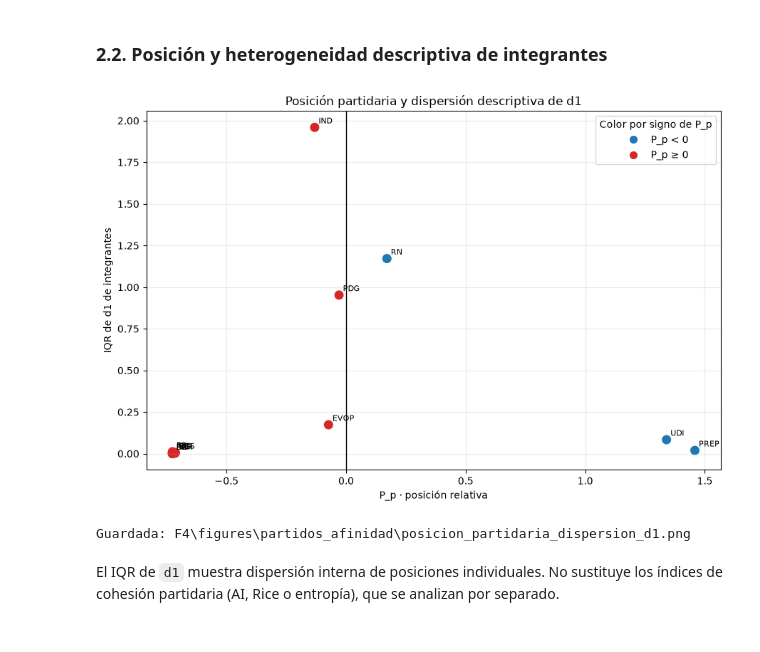
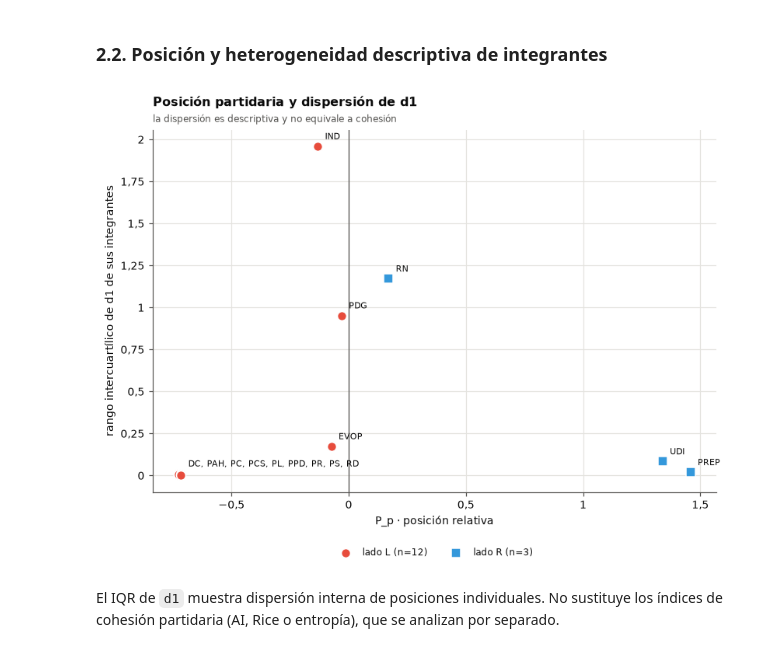
Before and after one commit to joserodriguezc/grupo_1_programacion_ciencia_datos, a Jupyter notebook: F4/notebooks/F4_03_metricas_partidos_afinidad.ipynb, the cells around one changed output. Drawn from its saved outputs; the diff is of its cells as text; code cells hidden in the pictures.

```diff
--- a/F4/notebooks/F4_03_metricas_partidos_afinidad.ipynb
+++ b/F4/notebooks/F4_03_metricas_partidos_afinidad.ipynb
@@ -187,49 +188,33 @@ En las figuras de posición partidaria se usa **azul** para valores negativos de
 # %% [markdown]
 ### 2.2. Posición y heterogeneidad descriptiva de integrantes
-# %%
-
-estimables_disp = estimables.loc[
-    estimables["mediana_d1"].notna() & estimables["iqr_d1"].notna()
-].copy()
-
-fig, ax = plt.subplots(figsize=(9, 6))
-colors = ["#d62728" if v < 0 else "#1f77b4" for v in estimables_disp["P_p"]]
-ax.scatter(
-    estimables_disp["P_p"],
-    estimables_disp["iqr_d1"],
-    s=70,
-    c=colors,
-)
-for _, fila in estimables_disp.iterrows():
-    ax.annotate(
-        fila["partido_alias"],
-        (fila["P_p"], fila["iqr_d1"]),
-        xytext=(4, 4),
-        textcoords="offset points",
-        fontsize=8,
-    )
-
-ax.axvline(0, color="black", linewidth=1)
-ax.set_xlabel("P_p · posición relativa")
-ax.set_ylabel("IQR de d1 de integrantes")
-ax.set_title("Posición partidaria y dispersión descriptiva de d1")
-ax.grid(alpha=0.25)
-
-from matplotlib.lines import Line2D
-legend_elements = [
-    Line2D([0], [0], marker='o', color='w', label='P_p < 0', markerfacecolor="#1f77b4", markersize=9),
-    Line2D([0], [0], marker='o', color='w', label='P_p ≥ 0', markerfacecolor="#d62728", markersize=9),
-]
-ax.legend(handles=legend_elements, title="Color por signo de P_p", loc="best")
-
-fig.tight_layout()
-
-ruta_fig = rutas["figuras"] / "posicion_partidaria_dispersion_d1.png"
-fig.savefig(ruta_fig, dpi=160, bbox_inches="tight")
-plt.show()
-
-print("Guardada:", ruta_fig.relative_to(raiz))
-# %% [output]
-[figure, removed]
-Guardada: F4\figures\partidos_afinidad\posicion_partidaria_dispersion_d1.png
+# %%
+estimables_disp = estimables.loc[
+    estimables['mediana_d1'].notna() & estimables['iqr_d1'].notna()].copy()
+
+fig, ax = plt.subplots(figsize=(8.5, 5.5))
+for grupo in ('L', 'R'):
+    datos = estimables_disp[estimables_disp['P_p'].map(lado).eq(grupo)]
+    ax.scatter(datos['P_p'], datos['iqr_d1'], s=60, color=vis.GRUPOS[grupo],
+               marker=vis.MARCADORES_GRUPO[grupo], edgecolors='white', linewidths=1,
+               label=f'lado {grupo} (n={len(datos)})', zorder=3)
+# Un rótulo por zona: los partidos con posiciones casi iguales se listan juntos.
+rotulos = estimables_disp.assign(x=estimables_disp['P_p'].round(1),
+                                 y=estimables_disp['iqr_d1'].round(1))
+for _, grupo in rotulos.groupby(['x', 'y']):
+    ax.annotate(', '.join(sorted(grupo['partido_alias'])),
+                (grupo['P_p'].max(), grupo['iqr_d1'].max()), xytext=(6, 6),
+                textcoords='offset points', fontsize=7.5, color=vis.TEXTO)
+ax.axvline(0, color=vis.TEXTO_SECUNDARIO, linewidth=0.8)
+ax.set_xlabel('P_p · posición relativa')
+ax.set_ylabel('rango intercuartílico de d1 de sus integrantes')
+ax.grid(True)
+vis.formato_coma(ax, 'x')
+vis.formato_coma(ax, 'y')
+vis.titulo(ax, 'Posición partidaria y dispersión de d1',
+           'la dispersión es descriptiva y no equivale a cohesión')
+vis.leyenda_inferior(ax, ncol=2, y=-0.13)
+guardar(fig, 'posicion_partidaria_dispersion_d1.png')
+plt.show()
+# %% [output]
+[figure, added]
 # %% [markdown]
```
Also changed, not shown: parts of 36 cells of this notebook, 41 other files.
